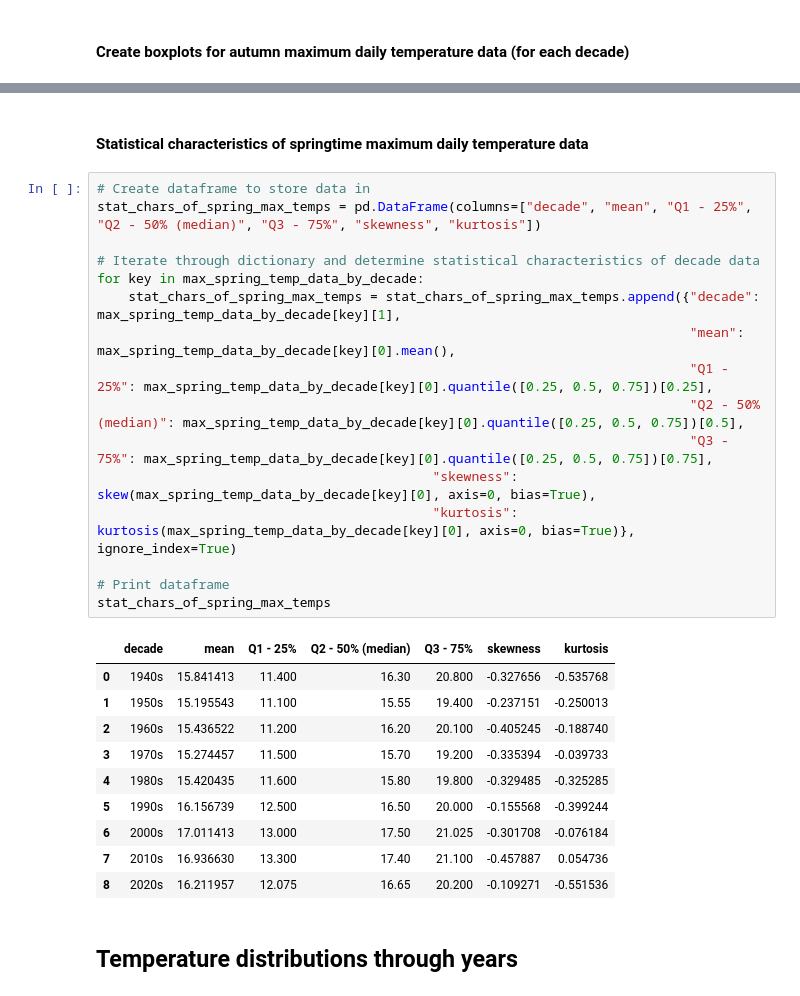
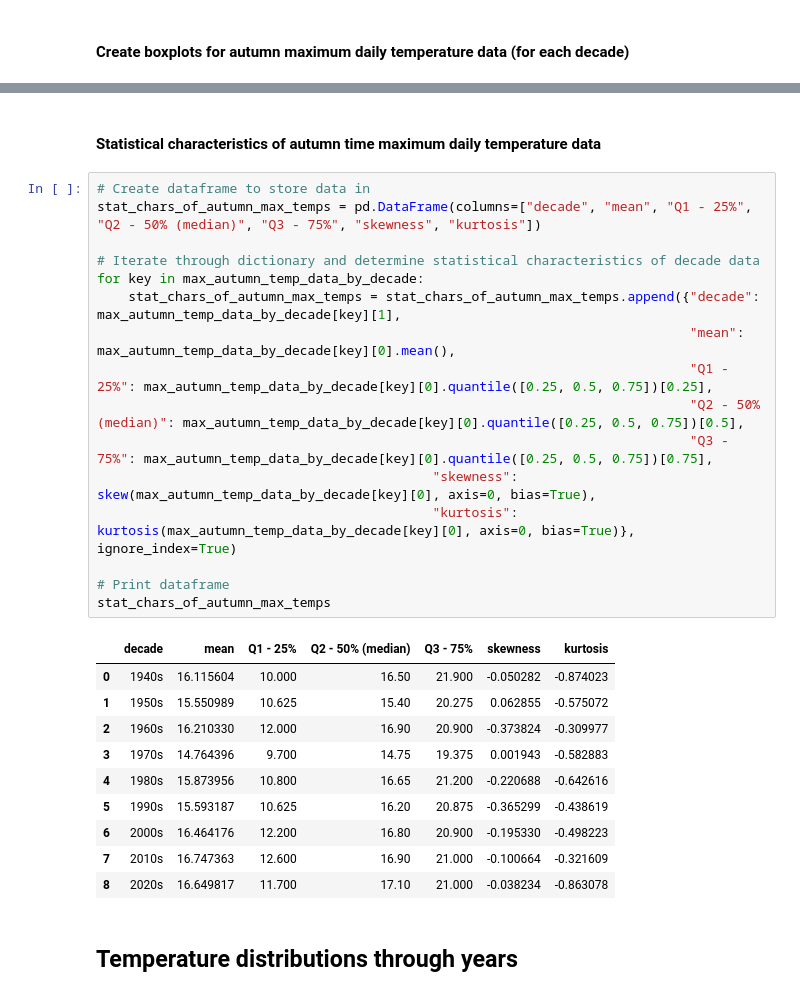
Before and after one commit to cimbaIG/Weather_data_Zagreb, a Jupyter notebook: weather_data_zagreb.ipynb, the cells around one changed output, grey strips where cells are left out. Saved outputs shown, nothing was run; the diff lists cells and outputs as text.

Commit message:
Statistical characteristics of max daily autumn temp data

```diff
--- a/weather_data_zagreb.ipynb
+++ b/weather_data_zagreb.ipynb
@@ -1579,32 +1579,32 @@ plt.savefig('boxplot_of_max_daily_temperatures_for_autumn_period_per_each_decade
 # %% [markdown]
-#### Statistical characteristics of springtime maximum daily temperature data
+#### Statistical characteristics of autumn time maximum daily temperature data
 # %%
 # Create dataframe to store data in
-stat_chars_of_spring_max_temps = pd.DataFrame(columns=["decade", "mean", "Q1 - 25%", "Q2 - 50% (median)", "Q3 - 75%", "skewness", "kurtosis"])
+stat_chars_of_autumn_max_temps = pd.DataFrame(columns=["decade", "mean", "Q1 - 25%", "Q2 - 50% (median)", "Q3 - 75%", "skewness", "kurtosis"])
 
 # Iterate through dictionary and determine statistical characteristics of decade data
-for key in max_spring_temp_data_by_decade:
-    stat_chars_of_spring_max_temps = stat_chars_of_spring_max_temps.append({"decade": max_spring_temp_data_by_decade[key][1],
-                                                                            "mean": max_spring_temp_data_by_decade[key][0].mean(),
-                                                                            "Q1 - 25%": max_spring_temp_data_by_decade[key][0].quantile([0.25, 0.5, 0.75])[0.25],
-                                                                            "Q2 - 50% (median)": max_spring_temp_data_by_decade[key][0].quantile([0.25, 0.5, 0.75])[0.5],
-                                                                            "Q3 - 75%": max_spring_temp_data_by_decade[key][0].quantile([0.25, 0.5, 0.75])[0.75],
-                                           "skewness": skew(max_spring_temp_data_by_decade[key][0], axis=0, bias=True),
-                                           "kurtosis": kurtosis(max_spring_temp_data_by_decade[key][0], axis=0, bias=True)}, ignore_index=True)
+for key in max_autumn_temp_data_by_decade:
+    stat_chars_of_autumn_max_temps = stat_chars_of_autumn_max_temps.append({"decade": max_autumn_temp_data_by_decade[key][1],
+                                                                            "mean": max_autumn_temp_data_by_decade[key][0].mean(),
+                                                                            "Q1 - 25%": max_autumn_temp_data_by_decade[key][0].quantile([0.25, 0.5, 0.75])[0.25],
+                                                                            "Q2 - 50% (median)": max_autumn_temp_data_by_decade[key][0].quantile([0.25, 0.5, 0.75])[0.5],
+                                                                            "Q3 - 75%": max_autumn_temp_data_by_decade[key][0].quantile([0.25, 0.5, 0.75])[0.75],
+                                           "skewness": skew(max_autumn_temp_data_by_decade[key][0], axis=0, bias=True),
+                                           "kurtosis": kurtosis(max_autumn_temp_data_by_decade[key][0], axis=0, bias=True)}, ignore_index=True)
 
 # Print dataframe
-stat_chars_of_spring_max_temps
+stat_chars_of_autumn_max_temps
 # %% [output]
 |  | decade | mean | Q1 - 25% | Q2 - 50% (median) | Q3 - 75% | skewness | kurtosis |
-| 0 | 1940s | 15.841413 | 11.400 | 16.30 | 20.800 | -0.327656 | -0.535768 |
-| 1 | 1950s | 15.195543 | 11.100 | 15.55 | 19.400 | -0.237151 | -0.250013 |
-| 2 | 1960s | 15.436522 | 11.200 | 16.20 | 20.100 | -0.405245 | -0.188740 |
-| 3 | 1970s | 15.274457 | 11.500 | 15.70 | 19.200 | -0.335394 | -0.039733 |
-| 4 | 1980s | 15.420435 | 11.600 | 15.80 | 19.800 | -0.329485 | -0.325285 |
-| 5 | 1990s | 16.156739 | 12.500 | 16.50 | 20.000 | -0.155568 | -0.399244 |
-| 6 | 2000s | 17.011413 | 13.000 | 17.50 | 21.025 | -0.301708 | -0.076184 |
-| 7 | 2010s | 16.936630 | 13.300 | 17.40 | 21.100 | -0.457887 | 0.054736 |
-| 8 | 2020s | 16.211957 | 12.075 | 16.65 | 20.200 | -0.109271 | -0.551536 |
+| 0 | 1940s | 16.115604 | 10.000 | 16.50 | 21.900 | -0.050282 | -0.874023 |
+| 1 | 1950s | 15.550989 | 10.625 | 15.40 | 20.275 | 0.062855 | -0.575072 |
+| 2 | 1960s | 16.210330 | 12.000 | 16.90 | 20.900 | -0.373824 | -0.309977 |
+| 3 | 1970s | 14.764396 | 9.700 | 14.75 | 19.375 | 0.001943 | -0.582883 |
+| 4 | 1980s | 15.873956 | 10.800 | 16.65 | 21.200 | -0.220688 | -0.642616 |
+| 5 | 1990s | 15.593187 | 10.625 | 16.20 | 20.875 | -0.365299 | -0.438619 |
+| 6 | 2000s | 16.464176 | 12.200 | 16.80 | 20.900 | -0.195330 | -0.498223 |
+| 7 | 2010s | 16.747363 | 12.600 | 16.90 | 21.000 | -0.100664 | -0.321609 |
+| 8 | 2020s | 16.649817 | 11.700 | 17.10 | 21.000 | -0.038234 | -0.863078 |
 # %% [markdown]
 ## Temperature distributions through years
 # %% [markdown]
```
Also changed, not shown: parts of 4 cells of this notebook, 26 other files.
